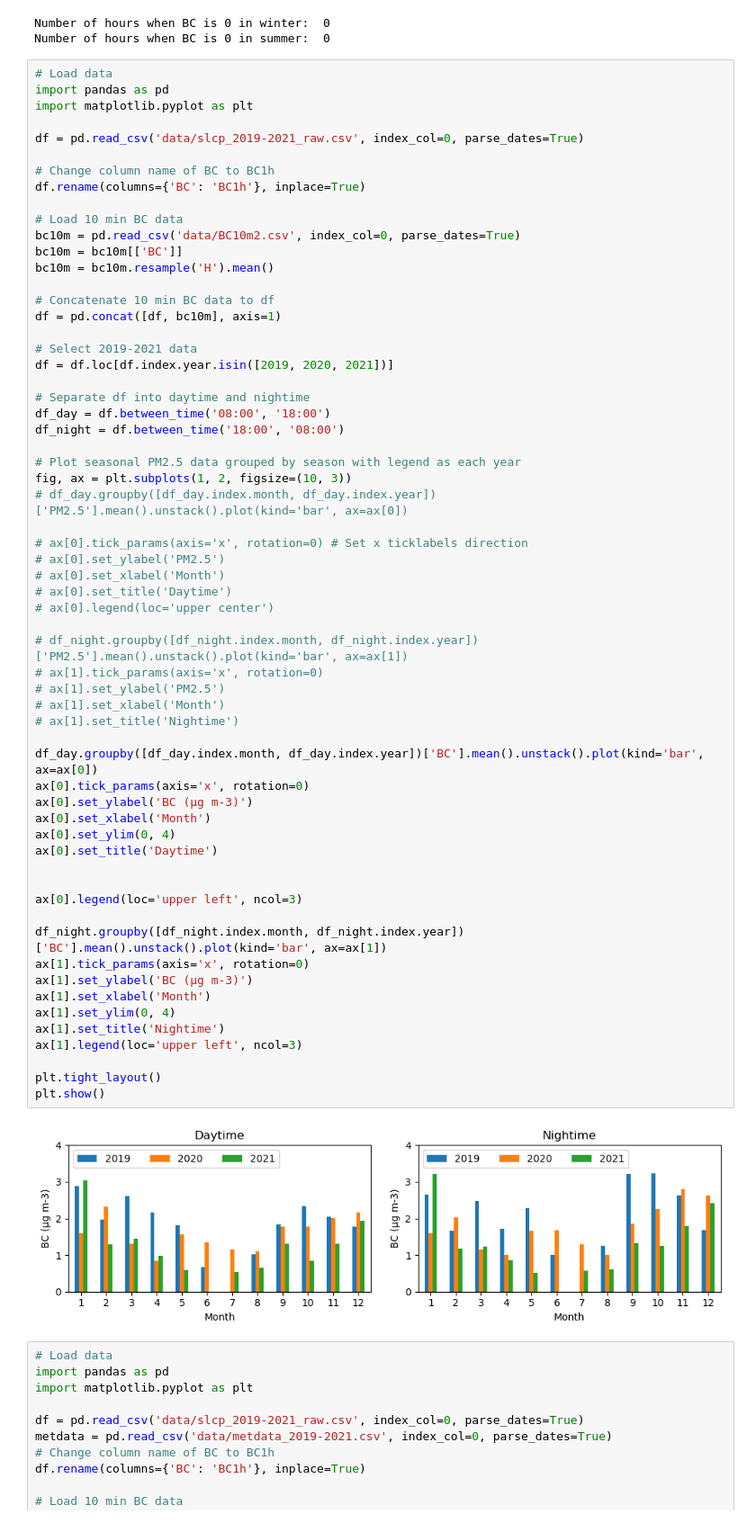
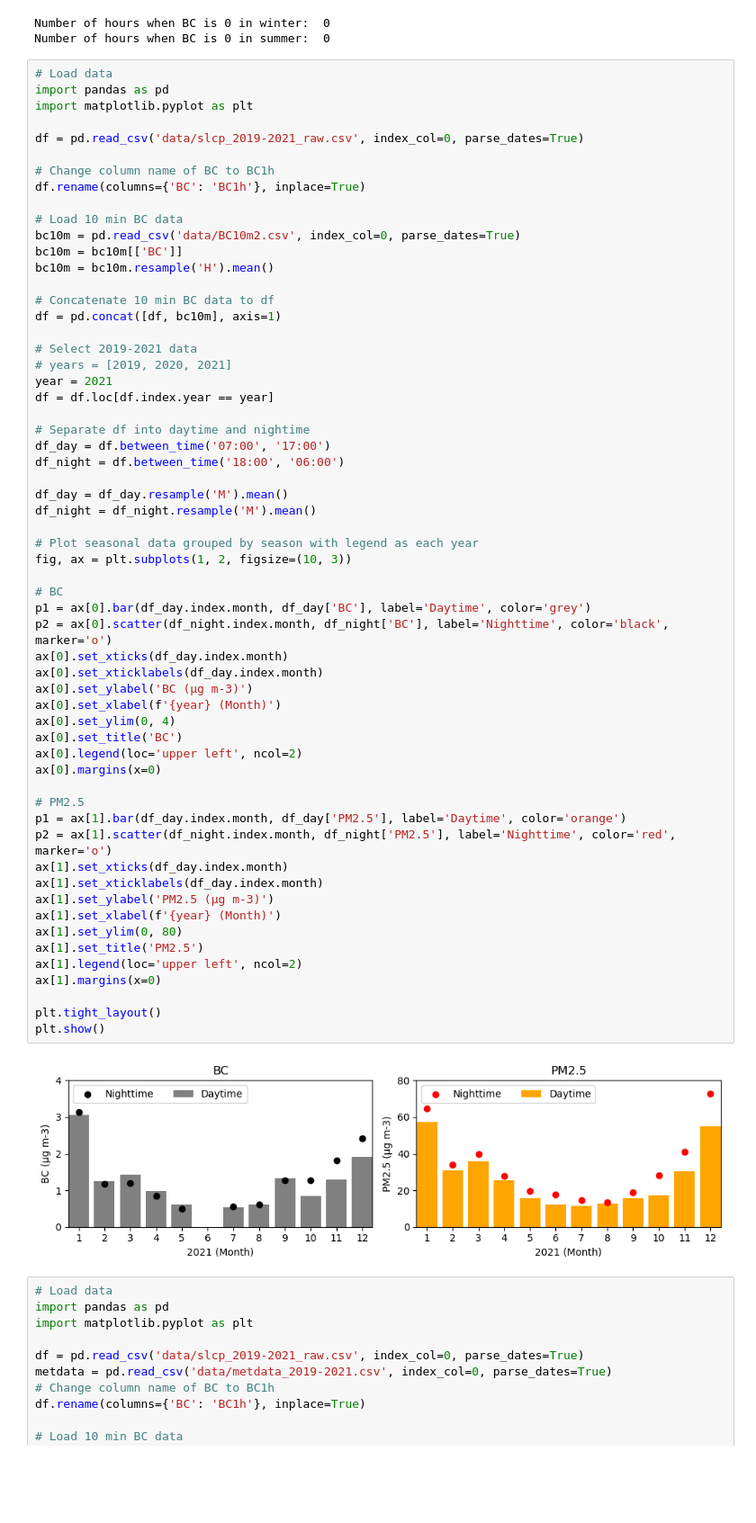
Before and after one commit to do-duytung/slcp-vietnam, a Jupyter notebook: basestats.ipynb, the cells around one changed output. Shown at 90% size. Saved outputs shown, nothing was run; the diff lists cells and outputs as text; blank space fills up the shorter version.

Commit message:
upgrade timeseries plots

```diff
--- a/basestats.ipynb
+++ b/basestats.ipynb
@@ -512,66 +513,64 @@ Number of hours when BC is 0 in summer:  0
 # %%
 # Load data
 import pandas as pd
 import matplotlib.pyplot as plt
 
 df = pd.read_csv('data/slcp_2019-2021_raw.csv', index_col=0, parse_dates=True)
 
 # Change column name of BC to BC1h
 df.rename(columns={'BC': 'BC1h'}, inplace=True)
 
 # Load 10 min BC data
 bc10m = pd.read_csv('data/BC10m2.csv', index_col=0, parse_dates=True)
 bc10m = bc10m[['BC']]
 bc10m = bc10m.resample('H').mean()
 
 # Concatenate 10 min BC data to df
 df = pd.concat([df, bc10m], axis=1)
 
 # Select 2019-2021 data
-df = df.loc[df.index.year.isin([2019, 2020, 2021])]
+# years = [2019, 2020, 2021]
+year = 2021
+df = df.loc[df.index.year == year]
 
 # Separate df into daytime and nightime
-df_day = df.between_time('08:00', '18:00')
-df_night = df.between_time('18:00', '08:00')
+df_day = df.between_time('07:00', '17:00')
+df_night = df.between_time('18:00', '06:00')
 
-# Plot seasonal PM2.5 data grouped by season with legend as each year
+df_day = df_day.resample('M').mean()
+df_night = df_night.resample('M').mean()
+
+# Plot seasonal data grouped by season with legend as each year
 fig, ax = plt.subplots(1, 2, figsize=(10, 3))
-# df_day.groupby([df_day.index.month, df_day.index.year])['PM2.5'].mean().unstack().plot(kind='bar', ax=ax[0])
 
-# ax[0].tick_params(axis='x', rotation=0) # Set x ticklabels direction
-# ax[0].set_ylabel('PM2.5')
-# ax[0].set_xlabel('Month')
-# ax[0].set_title('Daytime')
-# ax[0].legend(loc='upper center')
+# BC
+p1 = ax[0].bar(df_day.index.month, df_day['BC'], label='Daytime', color='grey')
+p2 = ax[0].scatter(df_night.index.month, df_night['BC'], label='Nighttime', color='black', marker='o')
+ax[0].set_xticks(df_day.index.month)
+ax[0].set_xticklabels(df_day.index.month)
+ax[0].set_ylabel('BC (μg m-3)')
+ax[0].set_xlabel(f'{year} (Month)')
+ax[0].set_ylim(0, 4)
+ax[0].set_title('BC')
+ax[0].legend(loc='upper left', ncol=2)
+ax[0].margins(x=0)
 
-# df_night.groupby([df_night.index.month, df_night.index.year])['PM2.5'].mean().unstack().plot(kind='bar', ax=ax[1])
-# ax[1].tick_params(axis='x', rotation=0)
-# ax[1].set_ylabel('PM2.5')
-# ax[1].set_xlabel('Month')
-# ax[1].set_title('Nightime')
-
-df_day.groupby([df_day.index.month, df_day.index.year])['BC'].mean().unstack().plot(kind='bar', ax=ax[0])
-ax[0].tick_params(axis='x', rotation=0)
-ax[0].set_ylabel('BC (μg m-3)')
-ax[0].set_xlabel('Month')
-ax[0].set_ylim(0, 4)
-ax[0].set_title('Daytime')
-
-
-ax[0].legend(loc='upper left', ncol=3)
-
-df_night.groupby([df_night.index.month, df_night.index.year])['BC'].mean().unstack().plot(kind='bar', ax=ax[1])
-ax[1].tick_params(axis='x', rotation=0)
-ax[1].set_ylabel('BC (μg m-3)')
-ax[1].set_xlabel('Month')
-ax[1].set_ylim(0, 4)
-ax[1].set_title('Nightime')
-ax[1].legend(loc='upper left', ncol=3)
+# PM2.5
+p1 = ax[1].bar(df_day.index.month, df_day['PM2.5'], label='Daytime', color='orange')
+p2 = ax[1].scatter(df_night.index.month, df_night['PM2.5'], label='Nighttime', color='red', marker='o')
+ax[1].set_xticks(df_day.index.month)
+ax[1].set_xticklabels(df_day.index.month)
+ax[1].set_ylabel('PM2.5 (μg m-3)')
+ax[1].set_xlabel(f'{year} (Month)')
+ax[1].set_ylim(0, 80)
+ax[1].set_title('PM2.5')
+ax[1].legend(loc='upper left', ncol=2)
+ax[1].margins(x=0)
 
 plt.tight_layout()
 plt.show()
 # %% [output]
-[figure, old version]
+[figure, new version]
 # %%
 # Load data
 import pandas as pd
```
Also changed, not shown: parts of 2 cells of this notebook.
